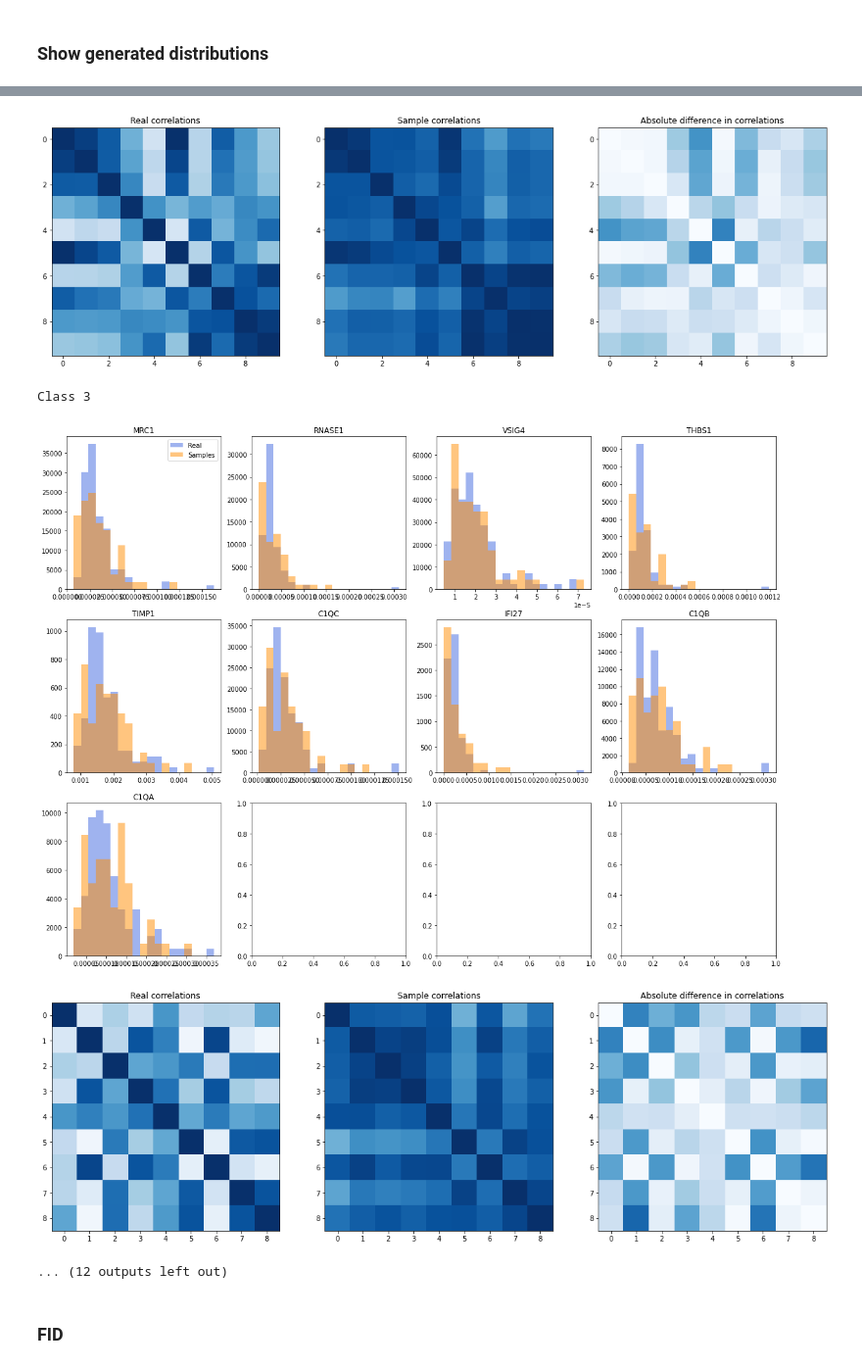
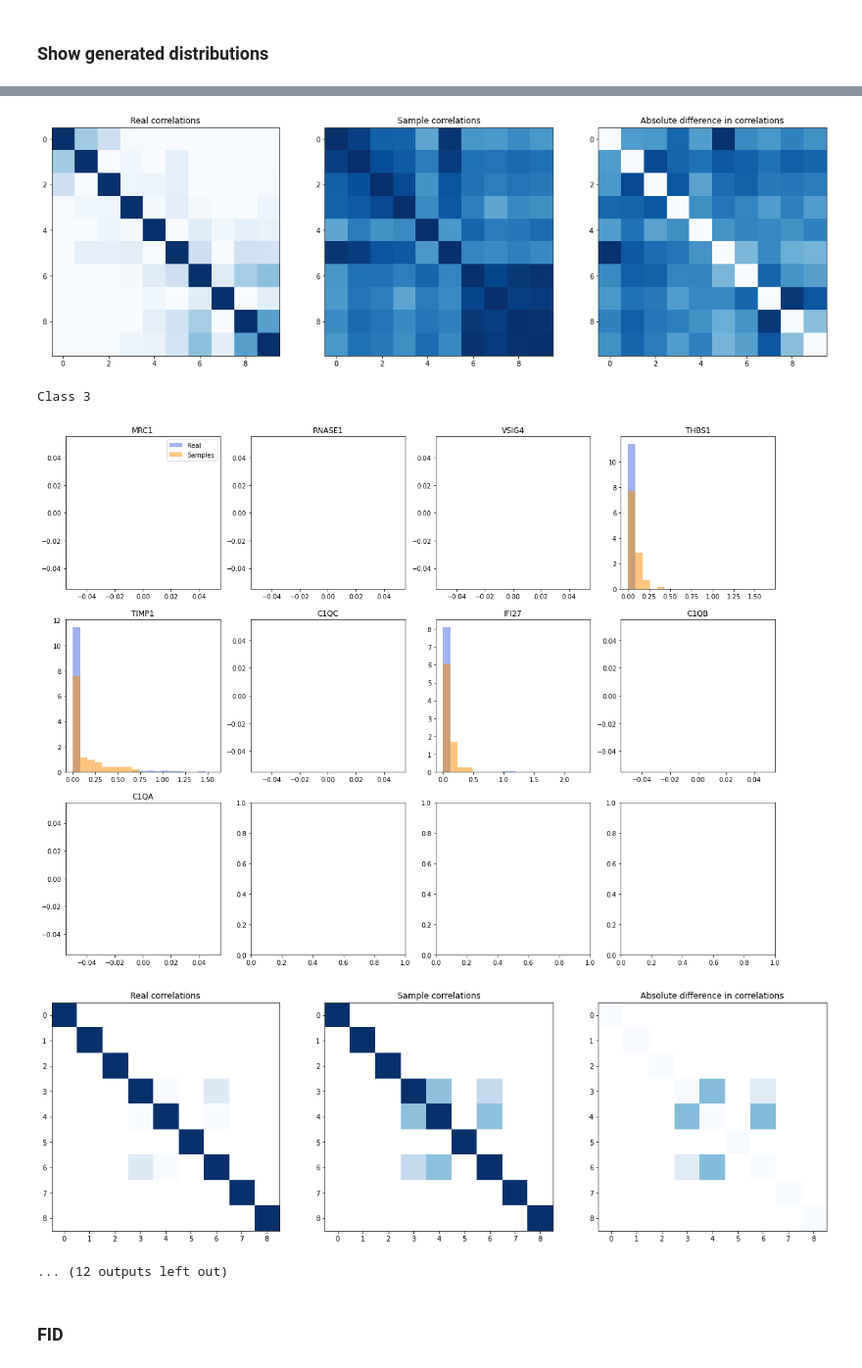
Before and after one commit to Genentech/branched-diffusion, a Jupyter notebook: notebooks/continuous_label_guided_scrna_covid_flu_latent.ipynb, the cells around one changed output, grey strips where cells are left out. Shown at 98% size. Drawn from its saved outputs; the diff is of its cells as text; code cells hidden in the pictures.

```diff
--- a/notebooks/continuous_label_guided_scrna_covid_flu_latent.ipynb
+++ b/notebooks/continuous_label_guided_scrna_covid_flu_latent.ipynb
@@ -183,19 +150,28 @@ Epoch 11 average Loss: 12.28
 # %% [markdown]
 ### Show generated distributions
 # %%
-samples = {}
+gen_samples = {}
+if latent_space:
+    gen_latent_samples = {}
 for class_to_sample in classes:
     sample = generate.generate_continuous_label_guided_samples(
         model, sde, class_to_sample, class_to_class_index_tensor,
         sampler="pc", t_limit=t_limit, num_steps=1000, verbose=True
     )
-    samples[class_to_sample] = dataset.decode_batch(sample).cpu().numpy()
+    if latent_space:
+        gen_latent_samples[class_to_sample] = sample.cpu().numpy()
+        sample = dataset.decode_batch(sample).cpu().numpy()
+    gen_samples[class_to_sample] = sample
 # %%
-# For simplicity, sample a lot of inputs for the real data
-data, targets = [], []
-for _ in range(len(classes)):
-    x, y = next(iter(data_loader))
-    data.append(dataset.decode_batch(x).cpu().numpy())
-    targets.append(y.cpu().numpy())
-data = np.concatenate(data)
-targets = np.concatenate(targets)
+# Sample objects from the original dataset
+true_samples = {}
+if latent_space:
+    true_latent_samples = {}
+for class_to_sample in classes:
+    print("Sampling class: %s" % class_to_sample)
+    inds = np.where(dataset.cell_cluster == class_to_sample)[0]
+    sample_inds = np.random.choice(inds, size=min(500, len(inds)), replace=False)
+    sample = dataset.data[sample_inds]
+    if latent_space:
+        true_latent_samples[class_to_sample] = dataset.encode_batch(torch.tensor(sample, device=DEVICE)).cpu().numpy()
+    true_samples[class_to_sample] = sample
@@ -202,21 +188,24 @@ targets = np.concatenate(targets)
 # %%
 # Rescale sampled values to match range of true values based on standard deviation
 def rescale_samples(samps, samp_class):
-    t = data[targets == samp_class]
+    t = true_samples[samp_class]
 
     s_z = (samps - np.mean(samps, axis=0, keepdims=True)) / np.std(samps, axis=0, keepdims=True)
     s_trans = (s_z * np.std(t, axis=0, keepdims=True)) + np.mean(t, axis=0, keepdims=True)
 
     return np.nan_to_num(s_trans)  # Convert NaNs to 0s
 
-samples_scaled = {}
-for class_to_sample in classes:
-    samples_scaled[class_to_sample] = rescale_samples(samples[class_to_sample], class_to_sample)
+if latent_space:
+    gen_samples_scaled = {}
+    for class_to_sample in classes:
+        gen_samples_scaled[class_to_sample] = rescale_samples(gen_samples[class_to_sample], class_to_sample)
+else:
+    gen_samples_scaled = gen_samples
 # %%
 for class_to_sample in classes:
     print("Class %s" % class_to_sample)
-    real = data[targets == class_to_sample]
-    sample = samples_scaled[class_to_sample]
+    real = true_samples[class_to_sample]
+    sample = gen_samples_scaled[class_to_sample]
 
     # Decide which features to plot
     feature_inds = []
@@ -282,7 +271,7 @@ Class 2
-[figure, old version]
+[figure, new version]
 Class 3
-[figure, old version]
+[figure, new version]
-[figure, old version]
+[figure, new version]
 ... (12 outputs left out)
 # %% [markdown]
 ### FID
```
Also changed, not shown: parts of 12 cells of this notebook, 2 other files.
